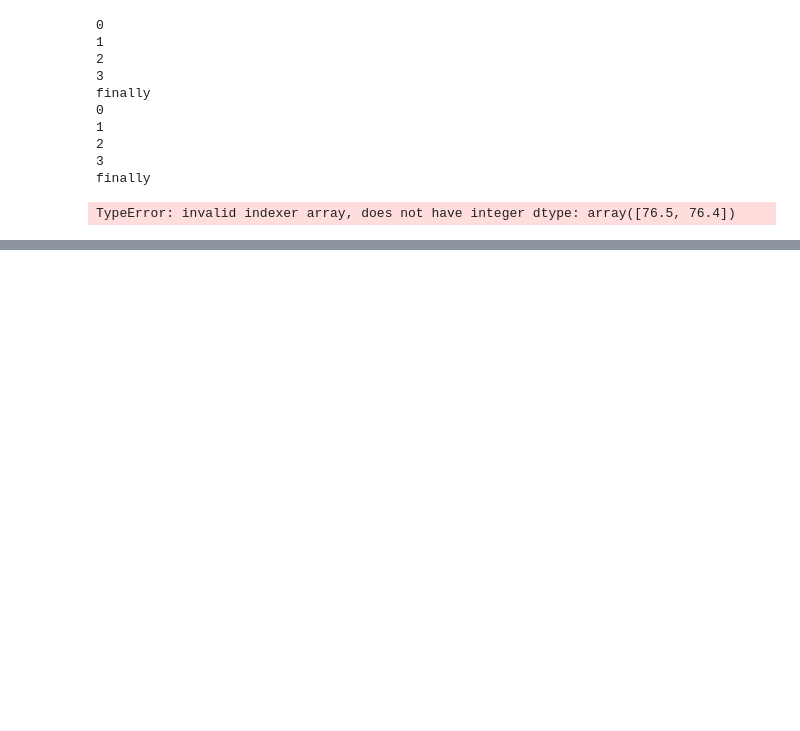
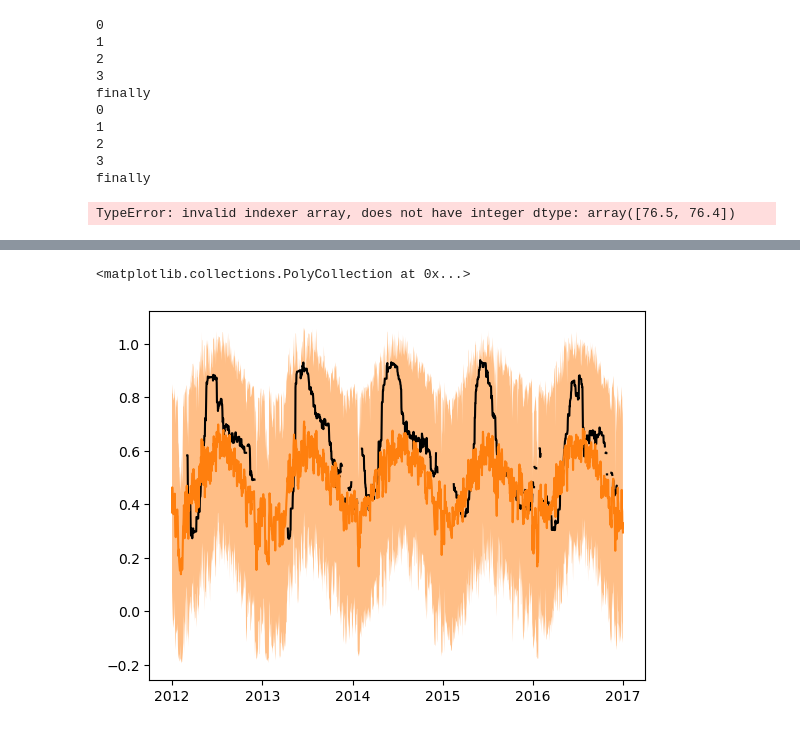
Before and after one commit to bask0/drought_ml, a Jupyter notebook: project/dataloader_dev.ipynb, the cells around one changed output, grey strips where cells are left out. Cells and saved outputs as stored; diff of their text form; code cells hidden in the pictures; blank space fills up the shorter version.

```diff
--- a/project/dataloader_dev.ipynb
+++ b/project/dataloader_dev.ipynb
@@ -1160,0 +1444,3 @@ TypeError: list indices must be integers or slices, not list
+# %%
+pred = xr.open_zarr('/Net/Groups/BGI/people/bkraft/drought_ml/lightning_logs/version_0/predictions.zarr/')
+pred
@@ -1160,0 +1449,3 @@ TypeError: list indices must be integers or slices, not list
+# %%
+obs = xr.open_zarr('/Net/Groups/BGI/scratch/bkraft/drought_data/cube.zarr/')
+obs
@@ -1160,0 +1470,15 @@ TypeError: list indices must be integers or slices, not list
+# %%
+sel = dict(lat=51, lon=15.5, time=slice('2012', '2016'))
+obs_s = obs.fvc.sel(**sel)
+pred_m = pred.fvc_hat.sel(**sel)
+pred_v = (pred.fvc_vhat.sel(**sel) ** 0.5) * 2
+# pred_v = pred.fvc_vhat.sel(**sel)
+plt.plot(obs_s.time, obs_s.values, color='k')
+plt.plot(pred_m.time, pred_m.values, color='tab:orange')
+plt.fill_between(pred_m.time, pred_m.values - pred_v.values, pred_m.values + pred_v.values, facecolor='tab:orange', alpha=0.5)
+#obs.fvc.sel(**sel).plot()
+#pred.fvc_hat.sel(**sel).plot()
+#pred.fvc_vhat.sel(**sel).plot()
+# %% [output]
+<matplotlib.collections.PolyCollection at 0x...>
+[figure, added]
```
Also changed, not shown: parts of 104 cells of this notebook, 24 other files.
